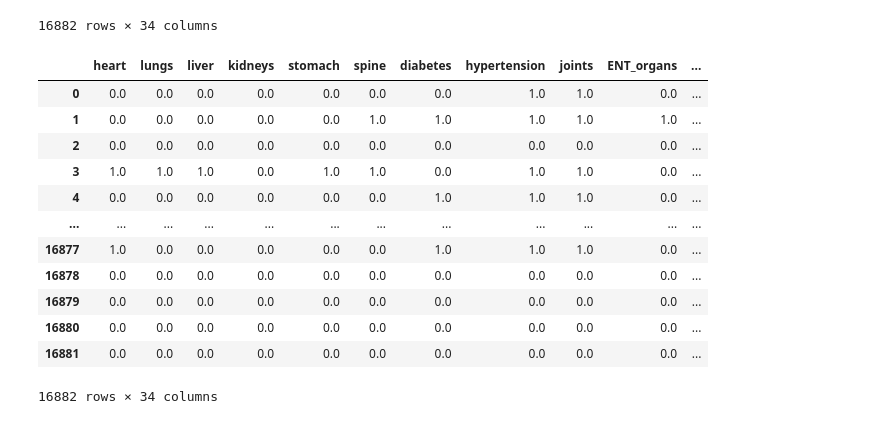
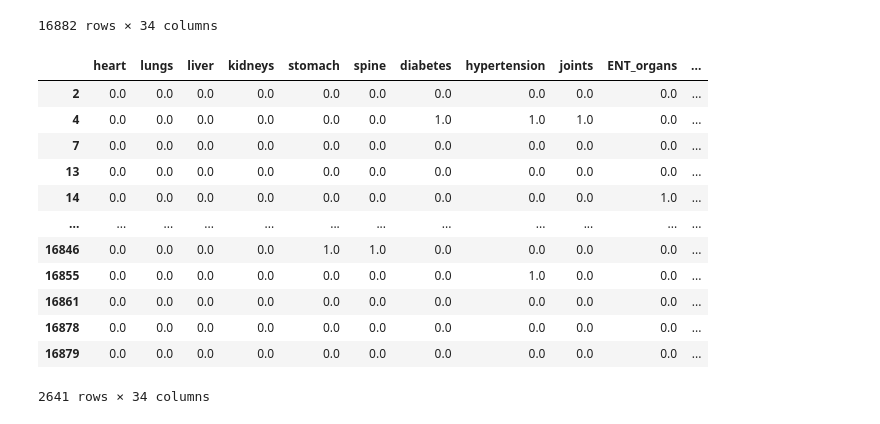
Before and after one commit to alexveider1/Econometrics-project, a Jupyter notebook: data_processing.ipynb, the cells around one changed output. Cells and saved outputs as stored; diff of their text form; code cells hidden in the pictures.

```diff
--- a/data_processing.ipynb
+++ b/data_processing.ipynb
@@ -141,25 +187,38 @@ rename_dict = {
  'ccm20.7': 'invalid',
  'cc_marst': 'mar_st',
  'ccl5.0': 'visit_doctor',
- 'ccj1': 'employment',
+ 'ccj1': 'work',
  'ccm80.0': 'alcohol',
  'ccm71': 'smoking',
  'ccm113a': 'phys_active'
 }
 # %%
 dfw = dfw.rename(columns=rename_dict)
-dfw
+
+dfw["age"] = dfw["age"].apply(transform_cont)
+dfw["income"] = dfw["income"].apply(transform_cont)
+dfw["n_child"] = dfw["n_child"].apply(transform_cont)
+dfw["type_area"] = dfw["type_area"].apply(transform_area)
+dfw["invalid"] = dfw["invalid"].apply(transform_inv)
+dfw["mar_st"] = dfw["mar_st"].apply(transform_mar)
+dfw["visit_doctor"] = dfw["visit_doctor"].apply(transform_doctor)
+dfw["work"] = dfw["work"].apply(transform_work)
+dfw["alcohol"] = dfw["alcohol"].apply(transform_value)
+dfw["smoking"] = dfw["smoking"].apply(transform_value)
+dfw["phys_active"] = dfw["phys_active"].apply(transform_value)
-# %% [output]
-|  | heart | lungs | liver | kidneys | stomach | spine | diabetes | hypertension | joints | ENT_organs | ... |
-| 0 | 0.0 | 0.0 | 0.0 | 0.0 | 0.0 | 0.0 | 0.0 | 1.0 | 1.0 | 0.0 | ... |
-| 1 | 0.0 | 0.0 | 0.0 | 0.0 | 0.0 | 1.0 | 1.0 | 1.0 | 1.0 | 1.0 | ... |
-| 2 | 0.0 | 0.0 | 0.0 | 0.0 | 0.0 | 0.0 | 0.0 | 0.0 | 0.0 | 0.0 | ... |
-| 3 | 1.0 | 1.0 | 1.0 | 0.0 | 1.0 | 1.0 | 0.0 | 1.0 | 1.0 | 0.0 | ... |
-| 4 | 0.0 | 0.0 | 0.0 | 0.0 | 0.0 | 0.0 | 1.0 | 1.0 | 1.0 | 0.0 | ... |
-| ... | ... | ... | ... | ... | ... | ... | ... | ... | ... | ... | ... |
-| 16877 | 1.0 | 0.0 | 0.0 | 0.0 | 0.0 | 0.0 | 1.0 | 1.0 | 1.0 | 0.0 | ... |
-| 16878 | 0.0 | 0.0 | 0.0 | 0.0 | 0.0 | 0.0 | 0.0 | 0.0 | 0.0 | 0.0 | ... |
-| 16879 | 0.0 | 0.0 | 0.0 | 0.0 | 0.0 | 0.0 | 0.0 | 0.0 | 0.0 | 0.0 | ... |
-| 16880 | 0.0 | 0.0 | 0.0 | 0.0 | 0.0 | 0.0 | 0.0 | 0.0 | 0.0 | 0.0 | ... |
-| 16881 | 0.0 | 0.0 | 0.0 | 0.0 | 0.0 | 0.0 | 0.0 | 0.0 | 0.0 | 0.0 | ... |
-16882 rows × 34 columns
+# %%
+dfw.dropna()
+# %% [output]
+|  | heart | lungs | liver | kidneys | stomach | spine | diabetes | hypertension | joints | ENT_organs | ... |
+| 2 | 0.0 | 0.0 | 0.0 | 0.0 | 0.0 | 0.0 | 0.0 | 0.0 | 0.0 | 0.0 | ... |
+| 4 | 0.0 | 0.0 | 0.0 | 0.0 | 0.0 | 0.0 | 1.0 | 1.0 | 1.0 | 0.0 | ... |
+| 7 | 0.0 | 0.0 | 0.0 | 0.0 | 0.0 | 0.0 | 0.0 | 0.0 | 0.0 | 0.0 | ... |
+| 13 | 0.0 | 0.0 | 0.0 | 0.0 | 0.0 | 0.0 | 0.0 | 0.0 | 0.0 | 0.0 | ... |
+| 14 | 0.0 | 0.0 | 0.0 | 0.0 | 0.0 | 0.0 | 0.0 | 0.0 | 0.0 | 1.0 | ... |
+| ... | ... | ... | ... | ... | ... | ... | ... | ... | ... | ... | ... |
+| 16846 | 0.0 | 0.0 | 0.0 | 0.0 | 1.0 | 1.0 | 0.0 | 0.0 | 0.0 | 0.0 | ... |
+| 16855 | 0.0 | 0.0 | 0.0 | 0.0 | 0.0 | 0.0 | 0.0 | 1.0 | 0.0 | 0.0 | ... |
+| 16861 | 0.0 | 0.0 | 0.0 | 0.0 | 0.0 | 0.0 | 0.0 | 0.0 | 0.0 | 0.0 | ... |
+| 16878 | 0.0 | 0.0 | 0.0 | 0.0 | 0.0 | 0.0 | 0.0 | 0.0 | 0.0 | 0.0 | ... |
+| 16879 | 0.0 | 0.0 | 0.0 | 0.0 | 0.0 | 0.0 | 0.0 | 0.0 | 0.0 | 0.0 | ... |
+2641 rows × 34 columns
```
Also changed, not shown: parts of 1 cell of this notebook.
